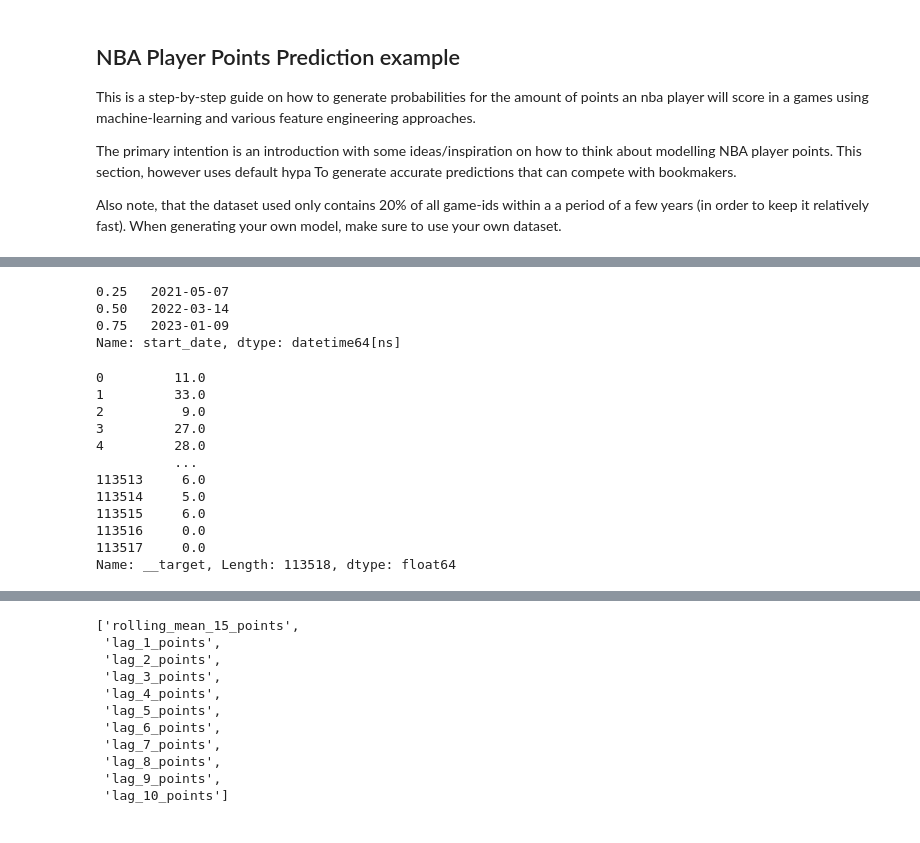
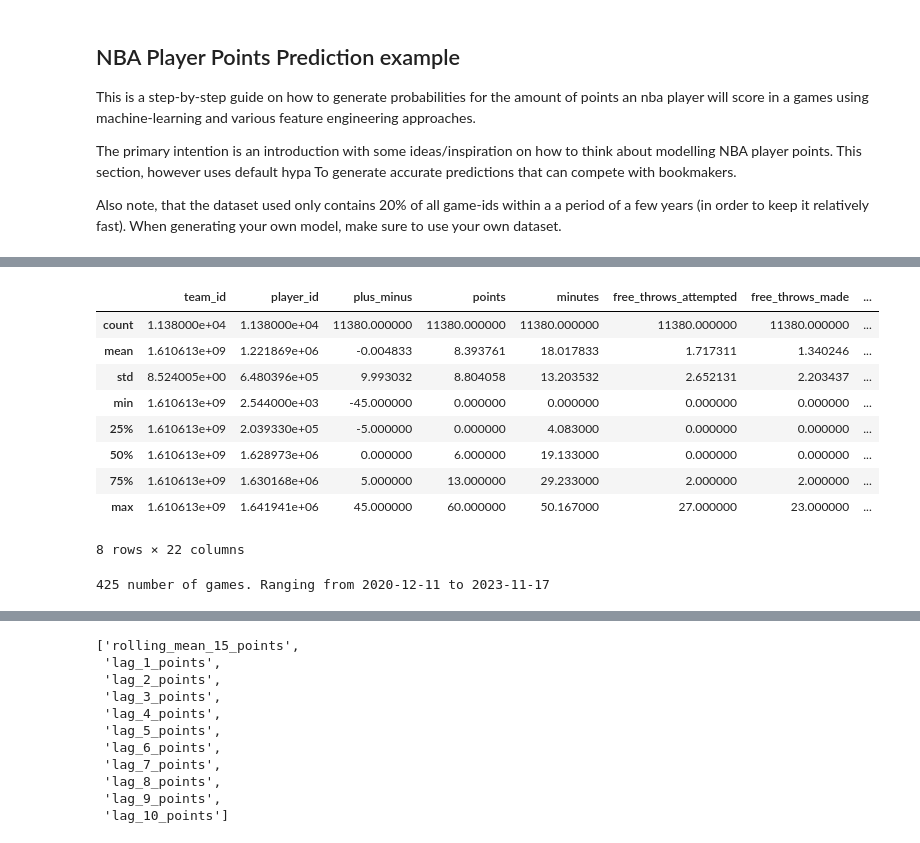
Before and after one commit to MathiasHolmstrom/player-performance-ratings, a Jupyter notebook: player_performance_ratings/examples/nba/nba_example.ipynb, the cells around one changed output, grey strips where cells are left out. Saved outputs shown, nothing was run; the diff lists cells and outputs as text; code cells hidden in the pictures.

```diff
--- a/player_performance_ratings/examples/nba/nba_example.ipynb
+++ b/player_performance_ratings/examples/nba/nba_example.ipynb
@@ -23,25 +28,17 @@ FileNotFoundError: [Errno 2] No such file or directory: 'C:\\Users\\Admin\\anaco
-# %%
-import pandas as pd
-pd.to_datetime(df['start_date']).quantile([0.25, 0.5, 0.75])
-# %% [output]
-0.25   2021-05-07
-0.50   2022-03-14
-0.75   2023-01-09
-Name: start_date, dtype: datetime64[ns]
-# %%
-df["__target"] = df["points"]
-df["__target"] = df["__target"].clip(0, 40)
-df["__target"]
-# %% [output]
-0         11.0
-1         33.0
-2          9.0
-3         27.0
-4         28.0
-          ...
-113513     6.0
-113514     5.0
-113515     6.0
-113516     0.0
-113517     0.0
-Name: __target, Length: 113518, dtype: float64
+# %%
+df.describe()
+# %% [output]
+|  | team_id | player_id | plus_minus | points | minutes | free_throws_attempted | free_throws_made | ... |
+| count | 1.138000e+04 | 1.138000e+04 | 11380.000000 | 11380.000000 | 11380.000000 | 11380.000000 | 11380.000000 | ... |
+| mean | 1.610613e+09 | 1.221869e+06 | -0.004833 | 8.393761 | 18.017833 | 1.717311 | 1.340246 | ... |
+| std | 8.524005e+00 | 6.480396e+05 | 9.993032 | 8.804058 | 13.203532 | 2.652131 | 2.203437 | ... |
+| min | 1.610613e+09 | 2.544000e+03 | -45.000000 | 0.000000 | 0.000000 | 0.000000 | 0.000000 | ... |
+| 25% | 1.610613e+09 | 2.039330e+05 | -5.000000 | 0.000000 | 4.083000 | 0.000000 | 0.000000 | ... |
+| 50% | 1.610613e+09 | 1.628973e+06 | 0.000000 | 6.000000 | 19.133000 | 0.000000 | 0.000000 | ... |
+| 75% | 1.610613e+09 | 1.630168e+06 | 5.000000 | 13.000000 | 29.233000 | 2.000000 | 2.000000 | ... |
+| max | 1.610613e+09 | 1.641941e+06 | 45.000000 | 60.000000 | 50.167000 | 27.000000 | 23.000000 | ... |
+8 rows × 22 columns
+# %%
+print(f"{len(df['game_id'].unique())} number of games. Ranging from {df['start_date'].min()} to {df['start_date'].max()}")
+# %% [output]
+425 number of games. Ranging from 2020-12-11 to 2023-11-17
```
Also changed, not shown: parts of 20 cells of this notebook, 3 other files.
